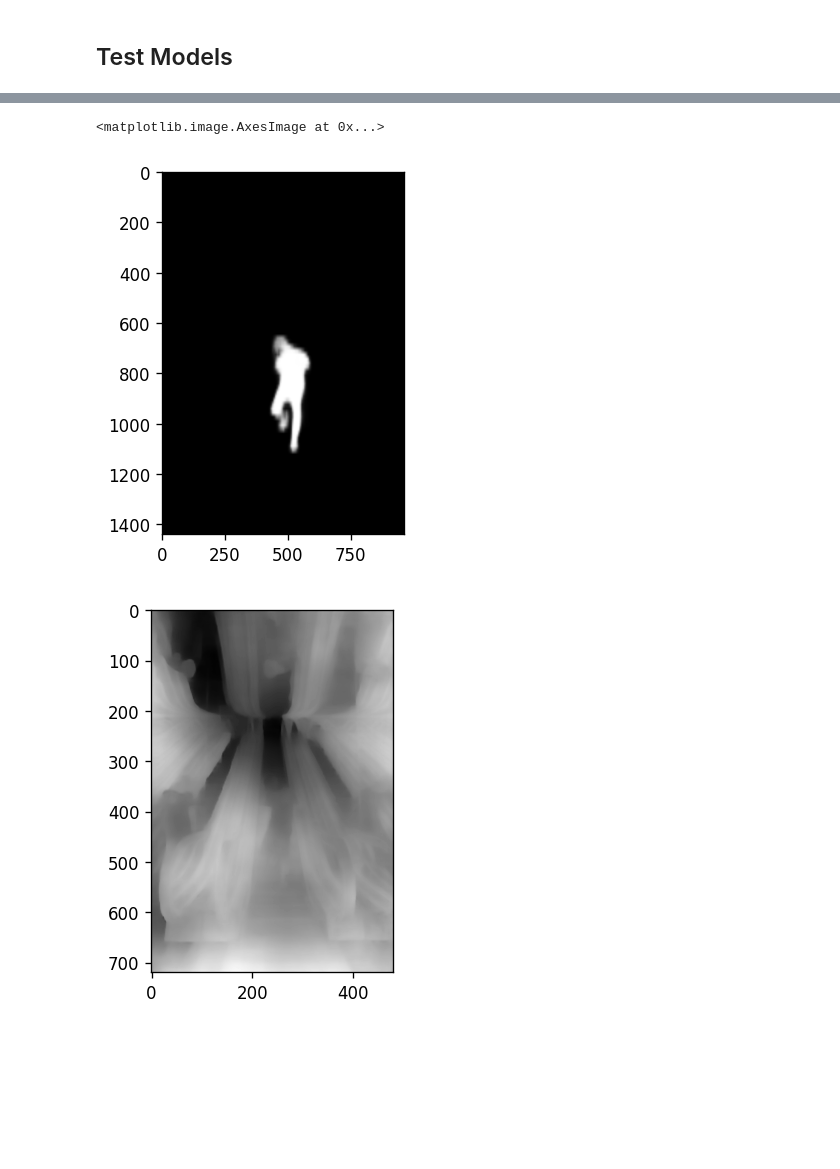
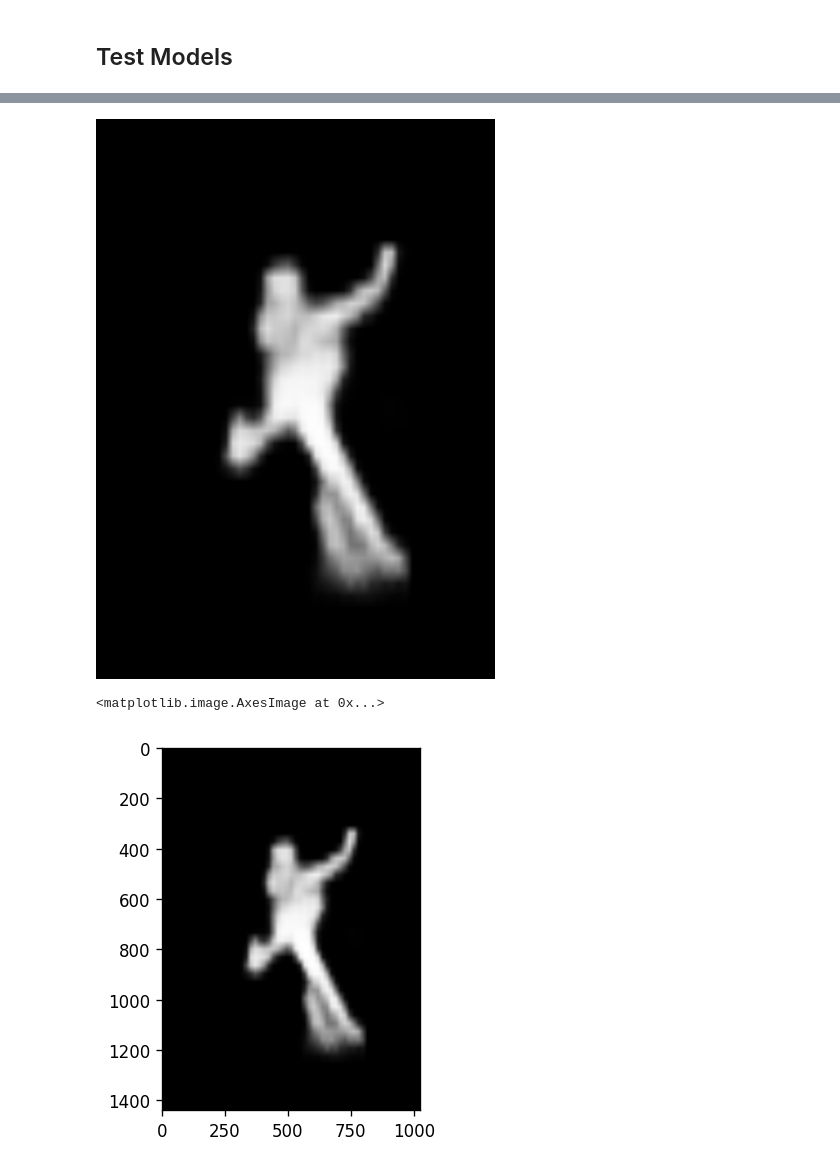
Before and after one commit to raindroid/capstone-pixelart, a Jupyter notebook: app/backend/test.ipynb, the cells around one changed output, grey strips where cells are left out. Cells and saved outputs as stored; diff of their text form; code cells hidden in the pictures; blank space fills up the shorter version.

```diff
--- a/app/backend/test.ipynb
+++ b/app/backend/test.ipynb
@@ -71,7 +74,7 @@ for sample in samples_path.iterdir():
             print(e)
             traceback.print_exc()
         print(f"Time spent: {timeit.default_timer() - s_time:7.3f}s")
-
+        break
         s_time = timeit.default_timer()
         # depth generation
         depthmap = None
@@ -139,24 +132,28 @@ Gnerated bokeh image shape (1, 2880, 1920, 3)   Time spent:  14.307s
+# %%
+im1 = Image.open(io.BytesIO(base64.b64decode(b64)))
+im1
+# %% [output]
+[figure, added]
 # %%
 from skimage.transform import resize
 
-j = 6
+j = 0
 # plt.figure(dpi=120)
 # plt.imshow(img)
 plt.figure(dpi=120)
 plt.imshow(mask_results[j][0][0][0], cmap='gray')
-plt.figure(dpi=120)
-plt.imshow(depth_results[j], cmap='gray')
-plt.figure(dpi=120)
-plt.imshow((bokeh_results[j][0]))
+# plt.figure(dpi=120)
+# plt.imshow(depth_results[j], cmap='gray')
+# plt.figure(dpi=120)
+# plt.imshow((bokeh_results[j][0]))
 
 # I = np.zeros((mask[0].shape[0], mask[0].shape[1], 4))
 # I[..., :3] = resize(bokeh_img[0], (mask[0].shape[0], mask[0].shape[1]))
 # I[..., 3] = mask[0]
 # plt.figure(dpi=120)
 # plt.imshow(I)
 
 # Image.fromarray((bokeh_img[0] * 255.).astype(np.uint8)).save(f"./res/results/{sample.stem}_bokeh_pretrain.png")
 # %% [output]
 <matplotlib.image.AxesImage at 0x...>
-[figure, old version]
+[figure, new version]
-[figure, removed]
```
Also changed, not shown: parts of 5 cells of this notebook, 15 other files.
